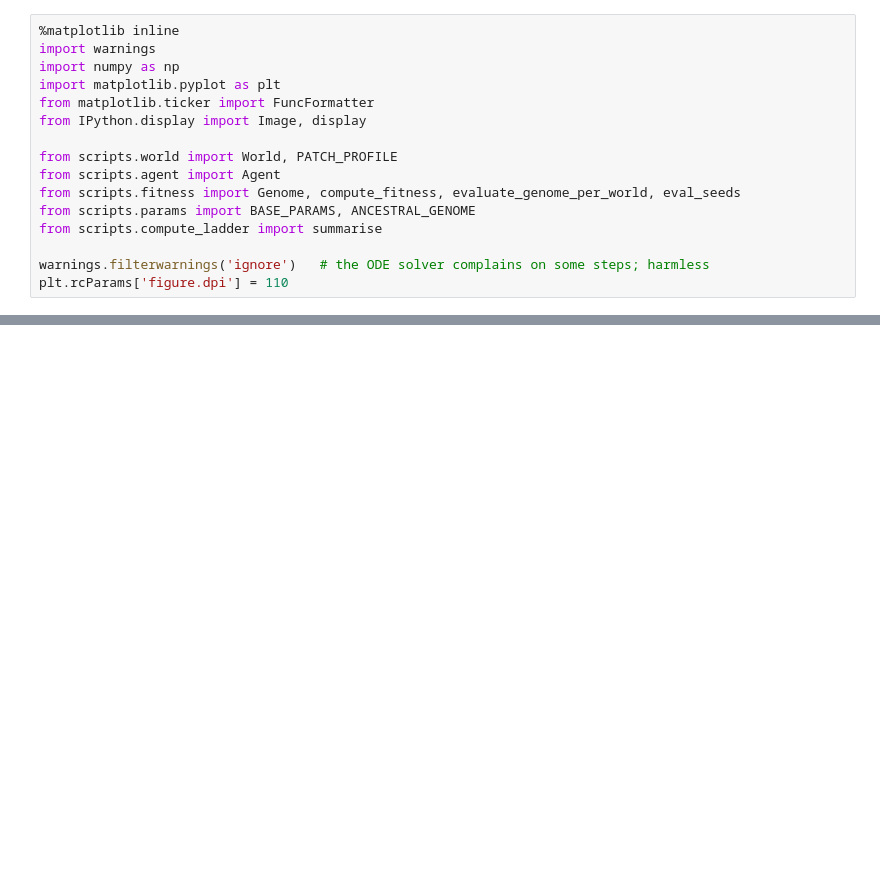
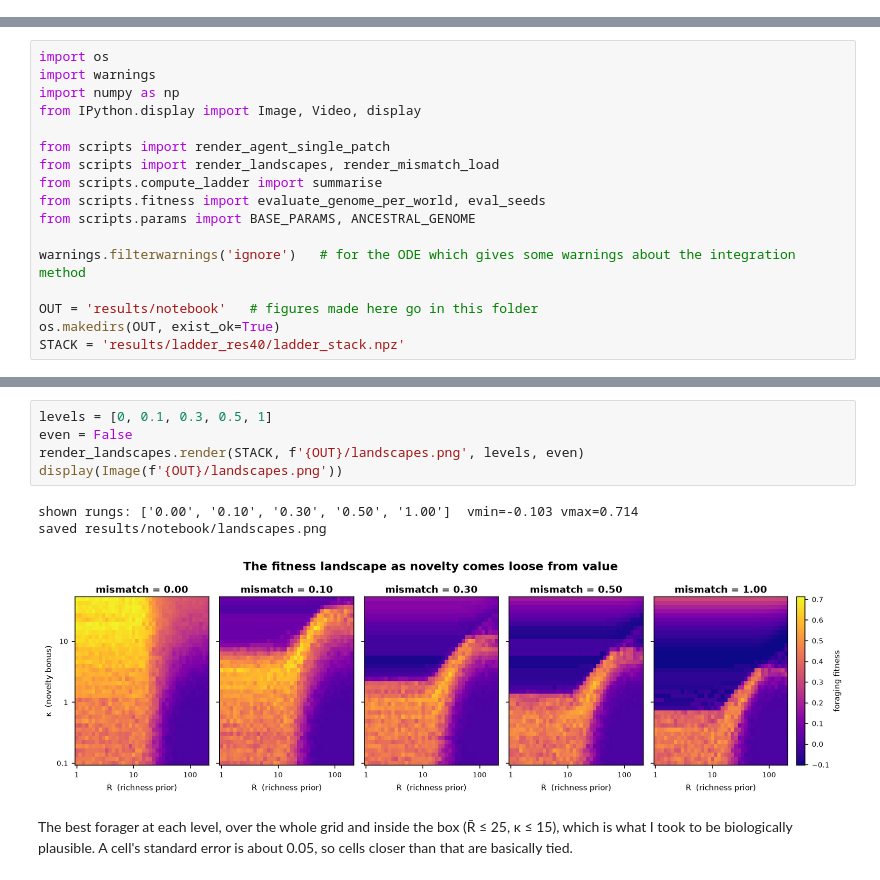
Before and after one commit to nicod2587/evolutionary-mismatch-sure2026, a Jupyter notebook: explore.ipynb, the cells around one changed output, grey strips where cells are left out. Drawn from its saved outputs; the diff is of its cells as text; blank space fills up the shorter version.

```diff
--- a/explore.ipynb
+++ b/explore.ipynb
@@ -7,16 +0,0 @@ because computing them took hours on a cluster.
-# %%
-%matplotlib inline
-import warnings
-import numpy as np
-import matplotlib.pyplot as plt
-from matplotlib.ticker import FuncFormatter
-from IPython.display import Image, display
-
-from scripts.world import World, PATCH_PROFILE
-from scripts.agent import Agent
-from scripts.fitness import Genome, compute_fitness, evaluate_genome_per_world, eval_seeds
-from scripts.params import BASE_PARAMS, ANCESTRAL_GENOME
-from scripts.compute_ladder import summarise
-
-warnings.filterwarnings('ignore')   # the ODE solver complains on some steps; harmless
-plt.rcParams['figure.dpi'] = 110
@@ -265,0 +7,17 @@ m = 1.0:  fitness -0.08   (per world: [-0.13 -0.03])
+# %%
+import os
+import warnings
+import numpy as np
+from IPython.display import Image, Video, display
+
+from scripts import render_agent_single_patch
+from scripts import render_landscapes, render_mismatch_load
+from scripts.compute_ladder import summarise
+from scripts.fitness import evaluate_genome_per_world, eval_seeds
+from scripts.params import BASE_PARAMS, ANCESTRAL_GENOME
+
+warnings.filterwarnings('ignore')   # for the ODE which gives some warnings about the integration method
+
+OUT = 'results/notebook'   # figures made here go in this folder
+os.makedirs(OUT, exist_ok=True)
+STACK = 'results/ladder_res40/ladder_stack.npz'
@@ -265,0 +59,13 @@ m = 1.0:  fitness -0.08   (per world: [-0.13 -0.03])
+# %%
+levels = [0, 0.1, 0.3, 0.5, 1]
+even = False
+render_landscapes.render(STACK, f'{OUT}/landscapes.png', levels, even)
+display(Image(f'{OUT}/landscapes.png'))
+# %% [output]
+shown rungs: ['0.00', '0.10', '0.30', '0.50', '1.00']  vmin=-0.103 vmax=0.714
+saved results/notebook/landscapes.png
+[figure, added]
+# %% [markdown]
+The best forager at each level, over the whole grid and inside the box (R̄ ≤ 25,
+κ ≤ 15), which is what I took to be biologically plausible. A cell's standard error
+is about 0.05, so cells closer than that are basically tied.
```
Also changed, not shown: parts of 31 cells of this notebook, 1 other file.
